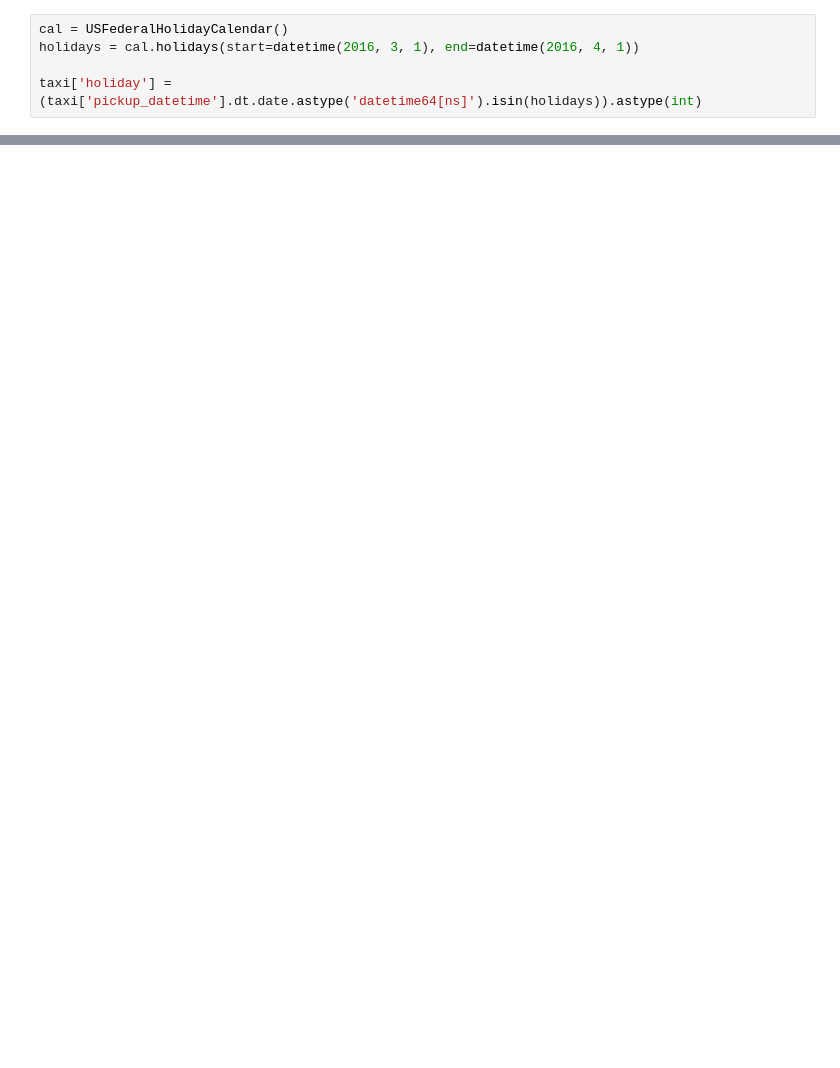
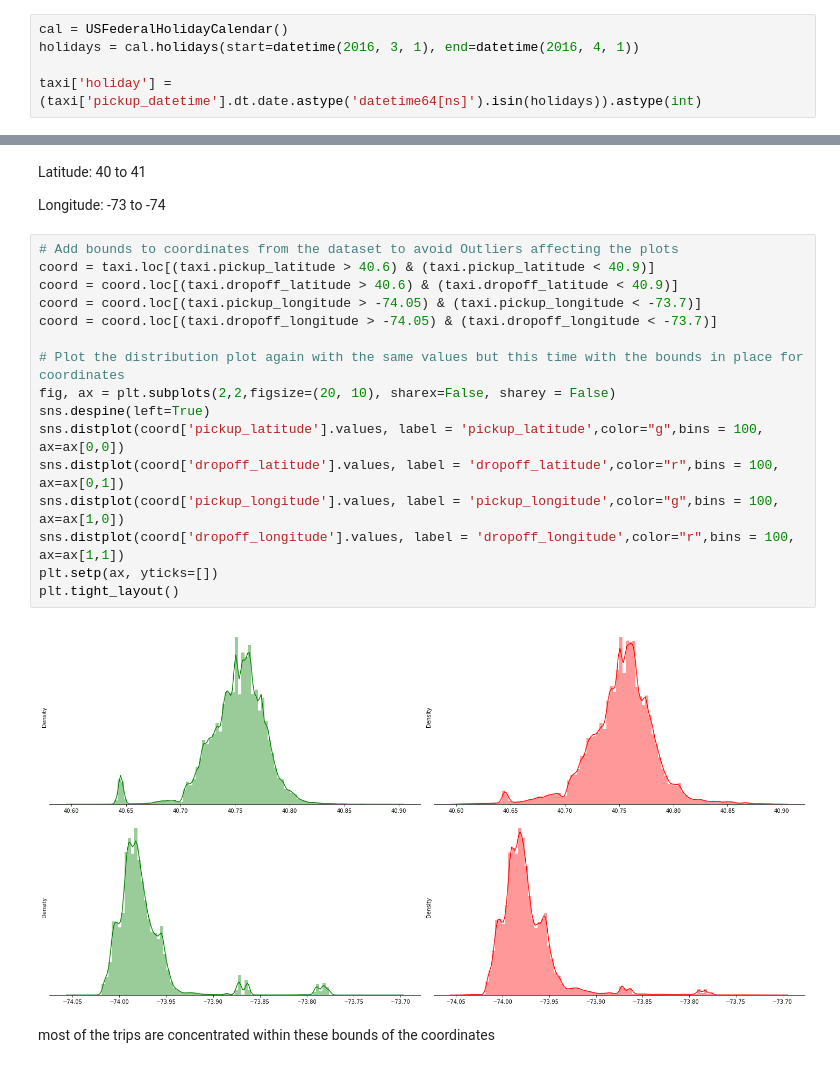
Before and after one commit to Samikshab99/NYC-Taxi-Duration-Prediction, a Jupyter notebook: Copy_of_NYC_Taxi_Trip_Time_Prediction_Capstone_Project.ipynb, the cells around one changed output, grey strips where cells are left out. Drawn from its saved outputs; the diff is of its cells as text; blank space fills up the shorter version.

```diff
--- a/Copy_of_NYC_Taxi_Trip_Time_Prediction_Capstone_Project.ipynb
+++ b/Copy_of_NYC_Taxi_Trip_Time_Prediction_Capstone_Project.ipynb
@@ -205,0 +248,24 @@ taxi['holiday'] = (taxi['pickup_datetime'].dt.date.astype('datetime64[ns]').isin
+# %% [markdown]
+Latitude: 40 to 41
+
+Longitude: -73 to -74
+# %%
+# Add bounds to coordinates from the dataset to avoid Outliers affecting the plots
+coord = taxi.loc[(taxi.pickup_latitude > 40.6) & (taxi.pickup_latitude < 40.9)]
+coord = coord.loc[(taxi.dropoff_latitude > 40.6) & (taxi.dropoff_latitude < 40.9)]
+coord = coord.loc[(taxi.pickup_longitude > -74.05) & (taxi.pickup_longitude < -73.7)]
+coord = coord.loc[(taxi.dropoff_longitude > -74.05) & (taxi.dropoff_longitude < -73.7)]
+
+# Plot the distribution plot again with the same values but this time with the bounds in place for coordinates
+fig, ax = plt.subplots(2,2,figsize=(20, 10), sharex=False, sharey = False)
+sns.despine(left=True)
+sns.distplot(coord['pickup_latitude'].values, label = 'pickup_latitude',color="g",bins = 100, ax=ax[0,0])
+sns.distplot(coord['dropoff_latitude'].values, label = 'dropoff_latitude',color="r",bins = 100, ax=ax[0,1])
+sns.distplot(coord['pickup_longitude'].values, label = 'pickup_longitude',color="g",bins = 100, ax=ax[1,0])
+sns.distplot(coord['dropoff_longitude'].values, label = 'dropoff_longitude',color="r",bins = 100, ax=ax[1,1])
+plt.setp(ax, yticks=[])
+plt.tight_layout()
+# %% [output]
+[figure, added]
+# %% [markdown]
+ most of the trips are concentrated within these bounds of the coordinates
```
Also changed, not shown: parts of 8 cells of this notebook.
